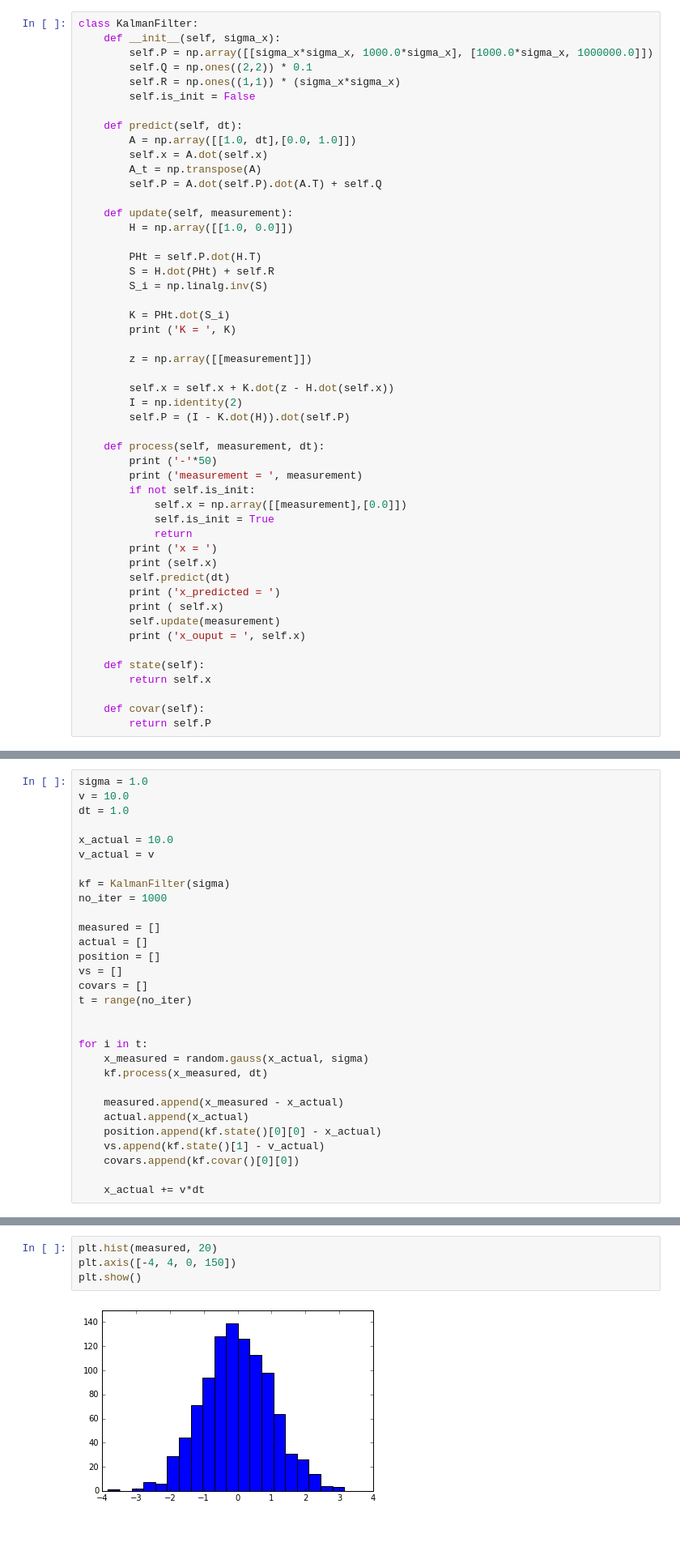
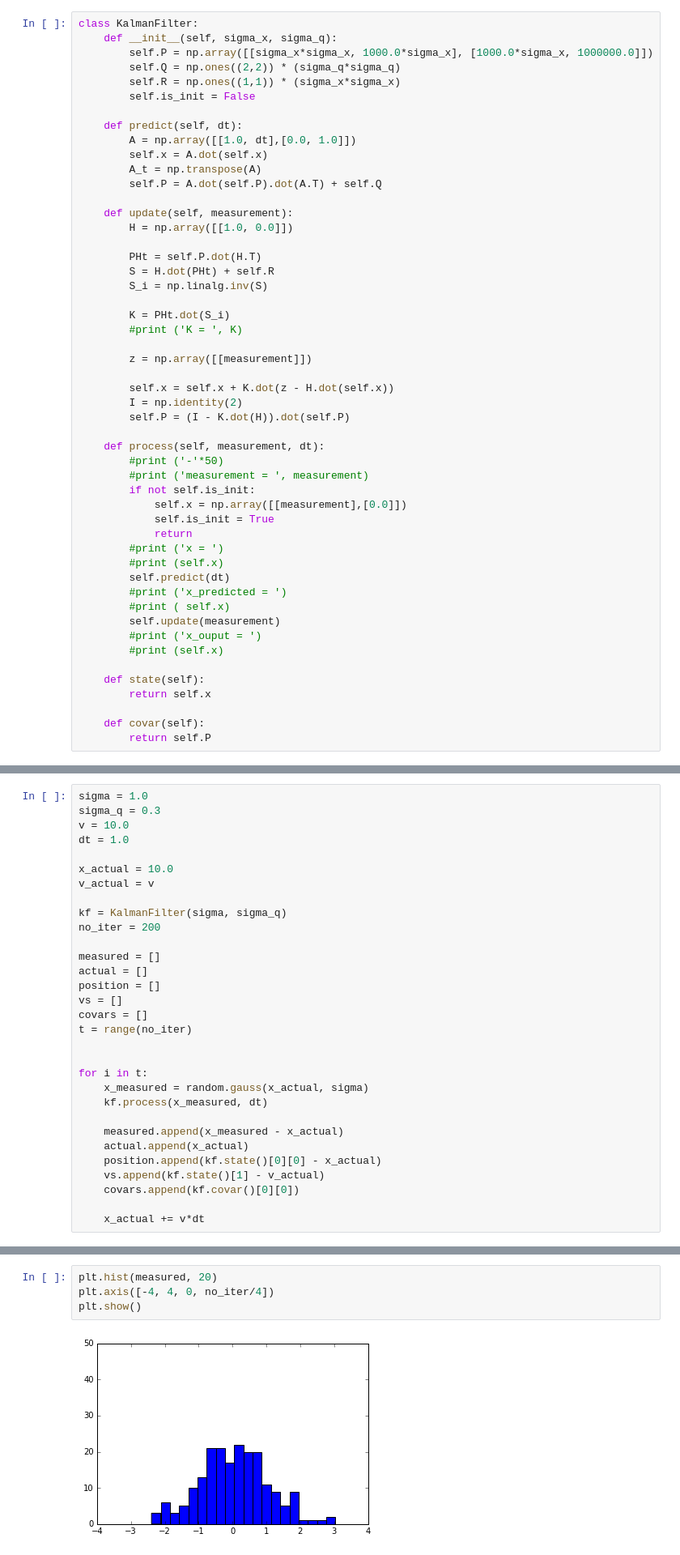
Before and after one commit to Logic4Twisted/Kalman-Filter, a Jupyter notebook: Kalman filter basic.ipynb, the cells around one changed output, grey strips where cells are left out. Shown at 81% size. Saved outputs shown, nothing was run; the diff lists cells and outputs as text; blank space fills up the shorter version.

```diff
--- a/Kalman filter basic.ipynb
+++ b/Kalman filter basic.ipynb
@@ -4,9 +4,9 @@ import numpy as np
 import matplotlib.pyplot as plt
 # %%
 class KalmanFilter:
-    def __init__(self, sigma_x):
+    def __init__(self, sigma_x, sigma_q):
         self.P = np.array([[sigma_x*sigma_x, 1000.0*sigma_x], [1000.0*sigma_x, 1000000.0]])
-        self.Q = np.ones((2,2)) * 0.1
+        self.Q = np.ones((2,2)) * (sigma_q*sigma_q)
         self.R = np.ones((1,1)) * (sigma_x*sigma_x)
         self.is_init = False
 
@@ -24,7 +24,7 @@ class KalmanFilter:
         S_i = np.linalg.inv(S)
 
         K = PHt.dot(S_i)
-        print ('K = ', K)
+        #print ('K = ', K)
 
         z = np.array([[measurement]])
 
@@ -33,19 +33,20 @@ class KalmanFilter:
         self.P = (I - K.dot(H)).dot(self.P)
 
     def process(self, measurement, dt):
-        print ('-'*50)
-        print ('measurement = ', measurement)
+        #print ('-'*50)
+        #print ('measurement = ', measurement)
         if not self.is_init:
             self.x = np.array([[measurement],[0.0]])
             self.is_init = True
             return
-        print ('x = ')
-        print (self.x)
+        #print ('x = ')
+        #print (self.x)
         self.predict(dt)
-        print ('x_predicted = ')
-        print ( self.x)
+        #print ('x_predicted = ')
+        #print ( self.x)
         self.update(measurement)
-        print ('x_ouput = ', self.x)
+        #print ('x_ouput = ')
+        #print (self.x)
 
     def state(self):
         return self.x
@@ -55,13 +58,14 @@ class KalmanFilter:
 # %%
 sigma = 1.0
+sigma_q = 0.3
 v = 10.0
 dt = 1.0
 
 x_actual = 10.0
 v_actual = v
 
-kf = KalmanFilter(sigma)
-no_iter = 1000
+kf = KalmanFilter(sigma, sigma_q)
+no_iter = 200
 
 measured = []
 actual = []
@@ -117,8 +103,8 @@ print (covars[-1])
 # %%
 plt.hist(measured, 20)
-plt.axis([-4, 4, 0, 150])
+plt.axis([-4, 4, 0, no_iter/4])
 plt.show()
 # %% [output]
-[figure, old version]
+[figure, new version]
 # %%
 plt.hist(position, 20)
```
Also changed, not shown: parts of 6 cells of this notebook, 2 other files.
